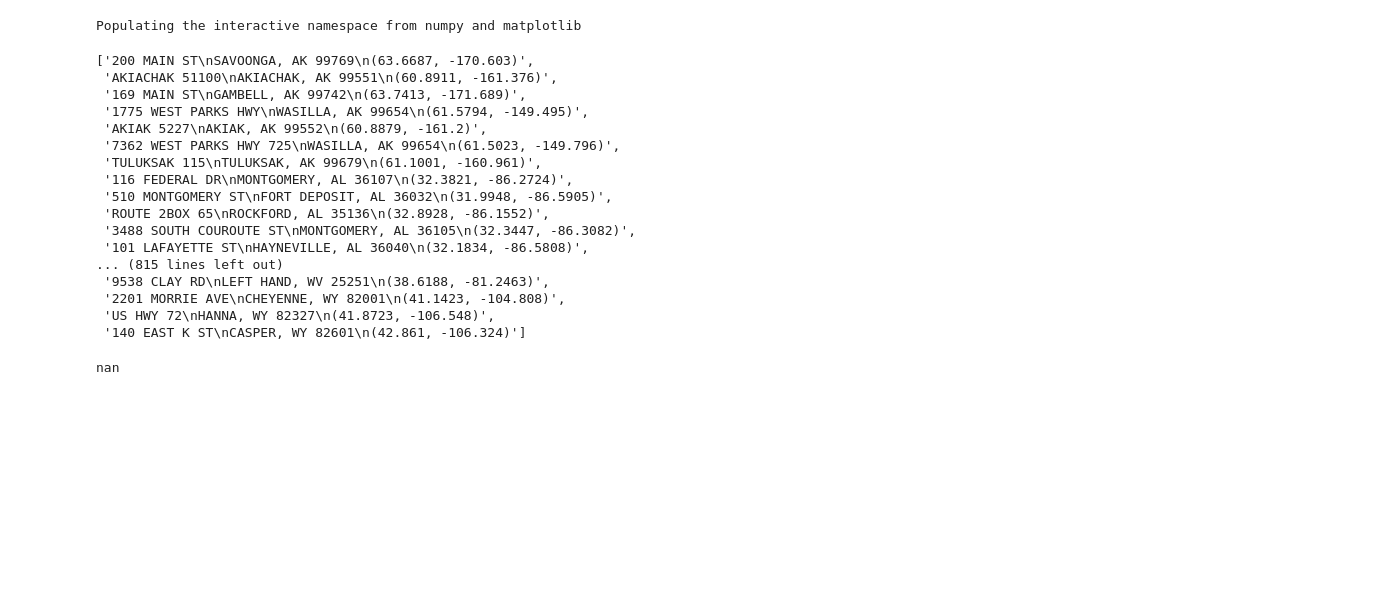
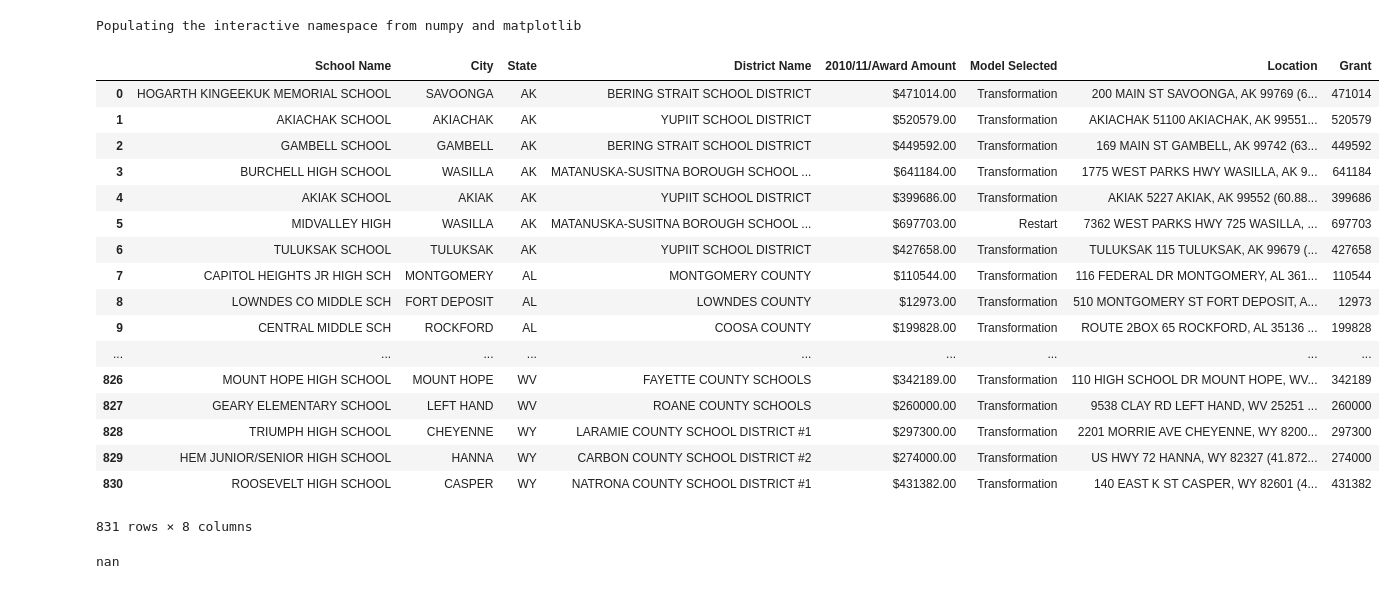
Before and after one commit to agiliq/pandas_visualization, a Jupyter notebook: School improvement grant 2010.ipynb, the cells around one changed output. Drawn from its saved outputs; the diff is of its cells as text; code cells hidden in the pictures; blank space fills up the shorter version.

```diff
--- a/School improvement grant 2010.ipynb
+++ b/School improvement grant 2010.ipynb
@@ -10,26 +10,29 @@ import numpy as np
 import pandas as pd
 # %%
 df = pd.read_csv('data/userssharedsdfschoolimprovement2010grants.csv')
-# %%
-map(lambda x: x, df['Location'])
-# %% [output]
-['200 MAIN ST\nSAVOONGA, AK 99769\n(63.6687, -170.603)',
- 'AKIACHAK 51100\nAKIACHAK, AK 99551\n(60.8911, -161.376)',
- '169 MAIN ST\nGAMBELL, AK 99742\n(63.7413, -171.689)',
- '1775 WEST PARKS HWY\nWASILLA, AK 99654\n(61.5794, -149.495)',
- 'AKIAK 5227\nAKIAK, AK 99552\n(60.8879, -161.2)',
- '7362 WEST PARKS HWY 725\nWASILLA, AK 99654\n(61.5023, -149.796)',
- 'TULUKSAK 115\nTULUKSAK, AK 99679\n(61.1001, -160.961)',
- '116 FEDERAL DR\nMONTGOMERY, AL 36107\n(32.3821, -86.2724)',
- '510 MONTGOMERY ST\nFORT DEPOSIT, AL 36032\n(31.9948, -86.5905)',
- 'ROUTE 2BOX 65\nROCKFORD, AL 35136\n(32.8928, -86.1552)',
- '3488 SOUTH COUROUTE ST\nMONTGOMERY, AL 36105\n(32.3447, -86.3082)',
- '101 LAFAYETTE ST\nHAYNEVILLE, AL 36040\n(32.1834, -86.5808)',
-... (815 lines left out)
- '9538 CLAY RD\nLEFT HAND, WV 25251\n(38.6188, -81.2463)',
- '2201 MORRIE AVE\nCHEYENNE, WY 82001\n(41.1423, -104.808)',
- 'US HWY 72\nHANNA, WY 82327\n(41.8723, -106.548)',
- '140 EAST K ST\nCASPER, WY 82601\n(42.861, -106.324)']
+# %%
+df['Location'] = df['Location'].map(lambda x: x.replace('\n',' '))
+# %%
+df
+# %% [output]
+|  | School Name | City | State | District Name | 2010/11/Award Amount | Model Selected | Location | Grant |
+| 0 | HOGARTH KINGEEKUK MEMORIAL SCHOOL | SAVOONGA | AK | BERING STRAIT SCHOOL DISTRICT | $471014.00 | Transformation | 200 MAIN ST SAVOONGA, AK 99769 (6... | 471014 |
+| 1 | AKIACHAK SCHOOL | AKIACHAK | AK | YUPIIT SCHOOL DISTRICT | $520579.00 | Transformation | AKIACHAK 51100 AKIACHAK, AK 99551... | 520579 |
+| 2 | GAMBELL SCHOOL | GAMBELL | AK | BERING STRAIT SCHOOL DISTRICT | $449592.00 | Transformation | 169 MAIN ST GAMBELL, AK 99742 (63... | 449592 |
+| 3 | BURCHELL HIGH SCHOOL | WASILLA | AK | MATANUSKA-SUSITNA BOROUGH SCHOOL ... | $641184.00 | Transformation | 1775 WEST PARKS HWY WASILLA, AK 9... | 641184 |
+| 4 | AKIAK SCHOOL | AKIAK | AK | YUPIIT SCHOOL DISTRICT | $399686.00 | Transformation | AKIAK 5227 AKIAK, AK 99552 (60.88... | 399686 |
+| 5 | MIDVALLEY HIGH | WASILLA | AK | MATANUSKA-SUSITNA BOROUGH SCHOOL ... | $697703.00 | Restart | 7362 WEST PARKS HWY 725 WASILLA, ... | 697703 |
+| 6 | TULUKSAK SCHOOL | TULUKSAK | AK | YUPIIT SCHOOL DISTRICT | $427658.00 | Transformation | TULUKSAK 115 TULUKSAK, AK 99679 (... | 427658 |
+| 7 | CAPITOL HEIGHTS JR HIGH SCH | MONTGOMERY | AL | MONTGOMERY COUNTY | $110544.00 | Transformation | 116 FEDERAL DR MONTGOMERY, AL 361... | 110544 |
+| 8 | LOWNDES CO MIDDLE SCH | FORT DEPOSIT | AL | LOWNDES COUNTY | $12973.00 | Transformation | 510 MONTGOMERY ST FORT DEPOSIT, A... | 12973 |
+| 9 | CENTRAL MIDDLE SCH | ROCKFORD | AL | COOSA COUNTY | $199828.00 | Transformation | ROUTE 2BOX 65 ROCKFORD, AL 35136 ... | 199828 |
+| ... | ... | ... | ... | ... | ... | ... | ... | ... |
+| 826 | MOUNT HOPE HIGH SCHOOL | MOUNT HOPE | WV | FAYETTE COUNTY SCHOOLS | $342189.00 | Transformation | 110 HIGH SCHOOL DR MOUNT HOPE, WV... | 342189 |
+| 827 | GEARY ELEMENTARY SCHOOL | LEFT HAND | WV | ROANE COUNTY SCHOOLS | $260000.00 | Transformation | 9538 CLAY RD LEFT HAND, WV 25251 ... | 260000 |
+| 828 | TRIUMPH HIGH SCHOOL | CHEYENNE | WY | LARAMIE COUNTY SCHOOL DISTRICT #1 | $297300.00 | Transformation | 2201 MORRIE AVE CHEYENNE, WY 8200... | 297300 |
+| 829 | HEM JUNIOR/SENIOR HIGH SCHOOL | HANNA | WY | CARBON COUNTY SCHOOL DISTRICT #2 | $274000.00 | Transformation | US HWY 72 HANNA, WY 82327 (41.872... | 274000 |
+| 830 | ROOSEVELT HIGH SCHOOL | CASPER | WY | NATRONA COUNTY SCHOOL DISTRICT #1 | $431382.00 | Transformation | 140 EAST K ST CASPER, WY 82601 (4... | 431382 |
+831 rows × 8 columns
 # %%
 g=df['2010/11/Award Amount']
 # %%
```
